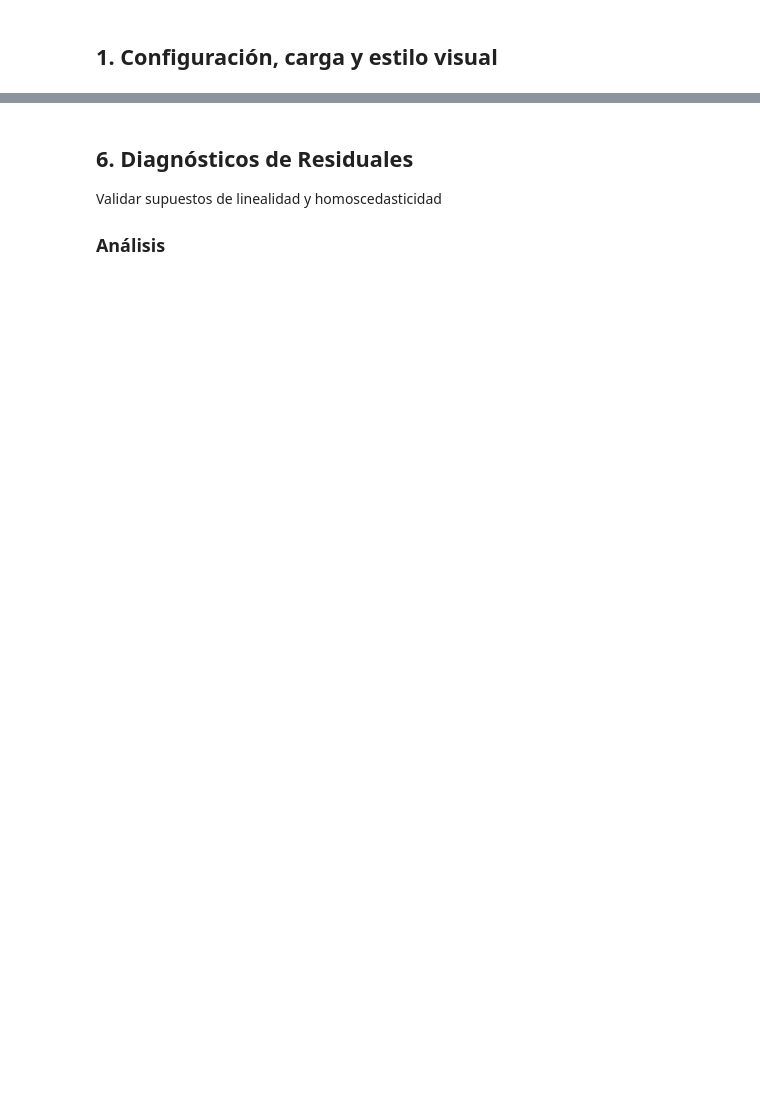
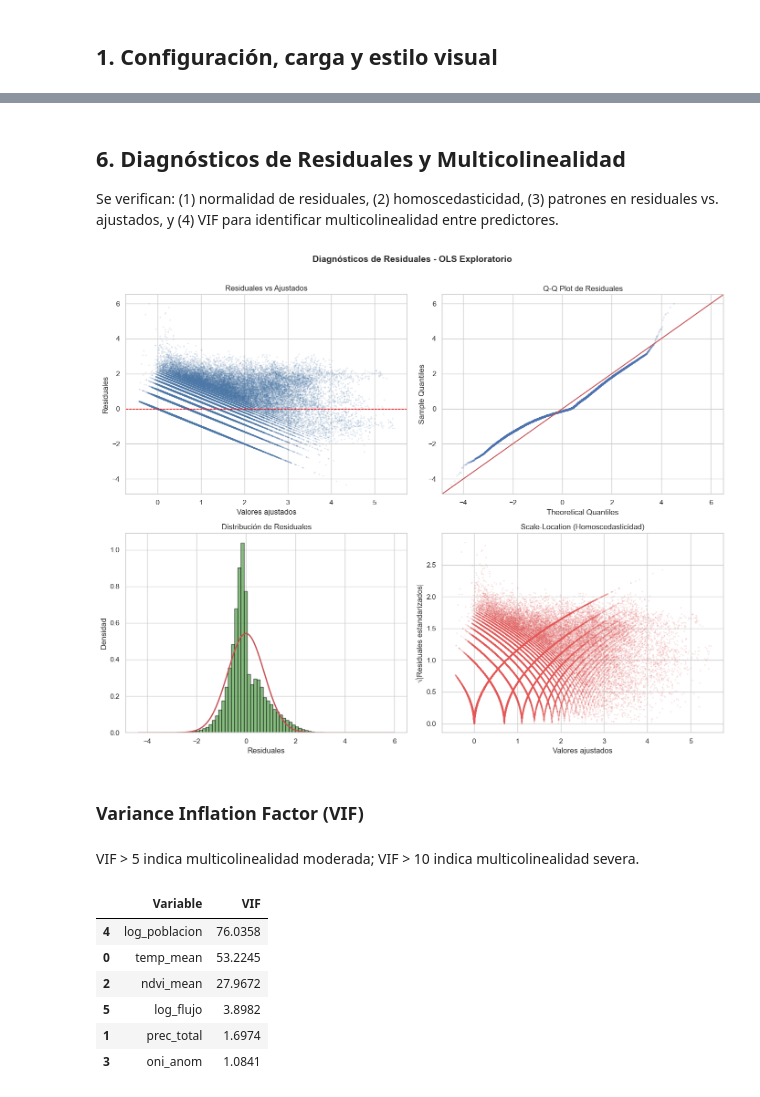
Before and after one commit to Camil0MV/colombia-dengue-data-analysis, a Jupyter notebook: notebooks/02_eda_multivariate.ipynb, the cells around one changed output, grey strips where cells are left out. Cells and saved outputs as stored; diff of their text form; code cells hidden in the pictures; blank space fills up the shorter version.

```diff
--- a/notebooks/02_eda_multivariate.ipynb
+++ b/notebooks/02_eda_multivariate.ipynb
@@ -93,11 +328,64 @@ pass
 # %% [markdown]
-## 6. Diagnósticos de Residuales
+## 6. Diagnósticos de Residuales y Multicolinealidad
 
-Validar supuestos de linealidad y homoscedasticidad
-
-### Análisis
+Se verifican: (1) normalidad de residuales, (2) homoscedasticidad, (3) patrones en residuales vs. ajustados, y (4) VIF para identificar multicolinealidad entre predictores.
 # %%
-# TODO: Código para Diagnósticos de Residuales
-# Validar supuestos de linealidad y homoscedasticidad
-pass
+residuals = ols_model.resid
+fitted = ols_model.fittedvalues
+
+fig, axes = plt.subplots(2, 2, figsize=(14, 11))
+
+# Residuales vs Ajustados
+axes[0, 0].scatter(fitted, residuals, alpha=0.1, s=2, color="#4C78A8")
+axes[0, 0].axhline(0, color="red", linestyle="--", linewidth=1)
+axes[0, 0].set_xlabel("Valores ajustados")
+axes[0, 0].set_ylabel("Residuales")
+axes[0, 0].set_title("Residuales vs Ajustados")
+
+# QQ-Plot
+sm.qqplot(residuals, line="45", ax=axes[0, 1], alpha=0.1, markersize=2)
+axes[0, 1].set_title("Q-Q Plot de Residuales")
+
+# Histograma de residuales
+axes[1, 0].hist(residuals, bins=80, color="#54A24B", edgecolor="black", alpha=0.7, density=True)
+x_range = np.linspace(residuals.min(), residuals.max(), 200)
+axes[1, 0].plot(x_range, stats.norm.pdf(x_range, residuals.mean(), residuals.std()), "r-", linewidth=2)
+axes[1, 0].set_xlabel("Residuales")
+axes[1, 0].set_ylabel("Densidad")
+axes[1, 0].set_title("Distribución de Residuales")
+
+# Scale-Location (sqrt de residuales estandarizados vs ajustados)
+std_resid = np.sqrt(np.abs(residuals / residuals.std()))
+axes[1, 1].scatter(fitted, std_resid, alpha=0.1, s=2, color="#E45756")
+axes[1, 1].set_xlabel("Valores ajustados")
+axes[1, 1].set_ylabel("√|Residuales estandarizados|")
+axes[1, 1].set_title("Scale-Location (Homoscedasticidad)")
+
+fig.suptitle("Diagnósticos de Residuales - OLS Exploratorio", fontsize=14, fontweight="bold", y=1.01)
+plt.tight_layout()
+fig.savefig(REGRESION_PATH / "diagnosticos_residuales.png", dpi=300, bbox_inches="tight")
+plt.show()
+
+# VIF
+vif_data = pd.DataFrame({
+    "Variable": model_features,
+    "VIF": [variance_inflation_factor(X.values, i) for i in range(X.shape[1])],
+})
+vif_data = vif_data.sort_values("VIF", ascending=False)
+vif_data.to_csv(TABLES_PATH / "vif_exploratory.csv", index=False, encoding="utf-8-sig")
+
+display(Markdown("### Variance Inflation Factor (VIF)"))
+display(Markdown("VIF > 5 indica multicolinealidad moderada; VIF > 10 indica multicolinealidad severa."))
+display(vif_data)
+# %% [output]
+[figure, added]
+### Variance Inflation Factor (VIF)
+VIF > 5 indica multicolinealidad moderada; VIF > 10 indica multicolinealidad severa.
+|  | Variable | VIF |
+| 4 | log_poblacion | 76.0358 |
+| 0 | temp_mean | 53.2245 |
+| 2 | ndvi_mean | 27.9672 |
+| 5 | log_flujo | 3.8982 |
+| 1 | prec_total | 1.6974 |
+| 3 | oni_anom | 1.0841 |
 # %% [markdown]
```
Also changed, not shown: parts of 27 cells of this notebook, 29 other files.
